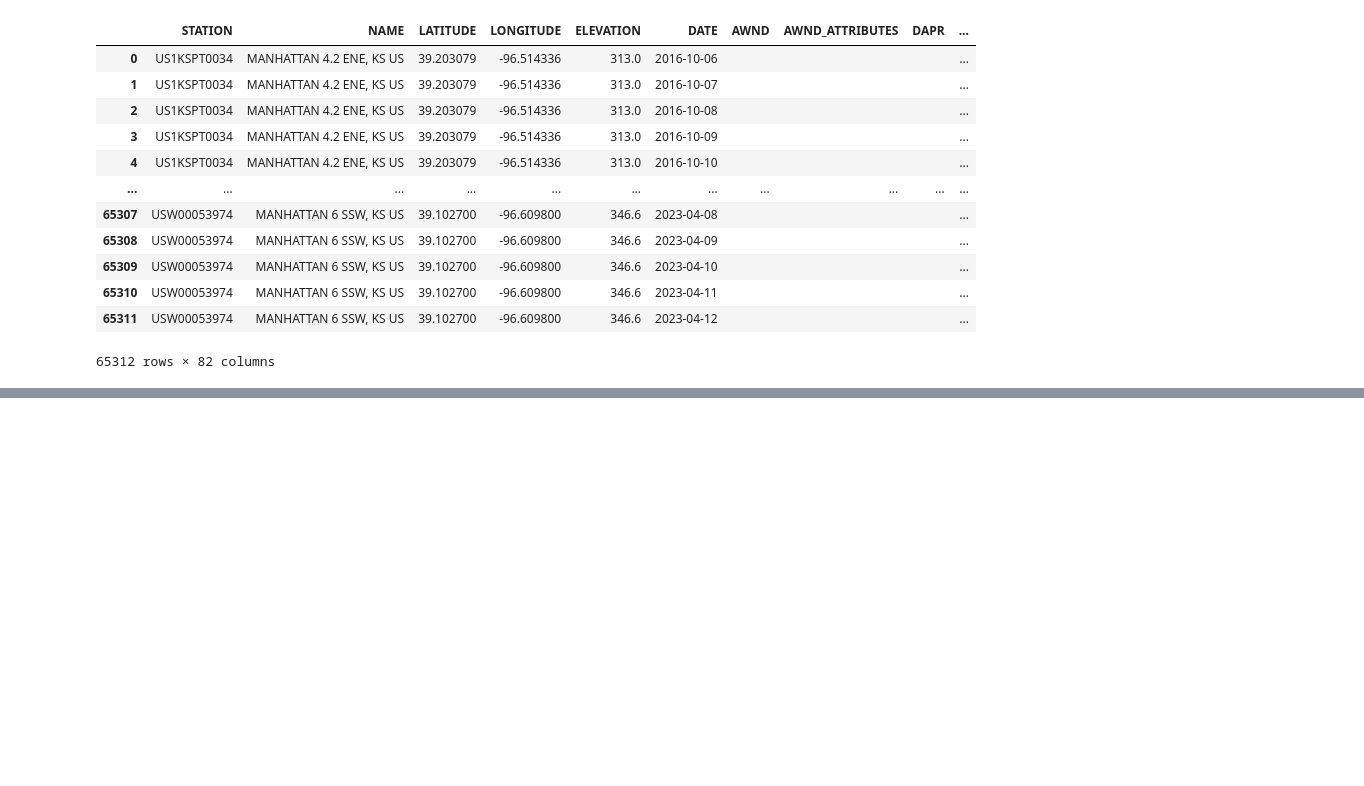
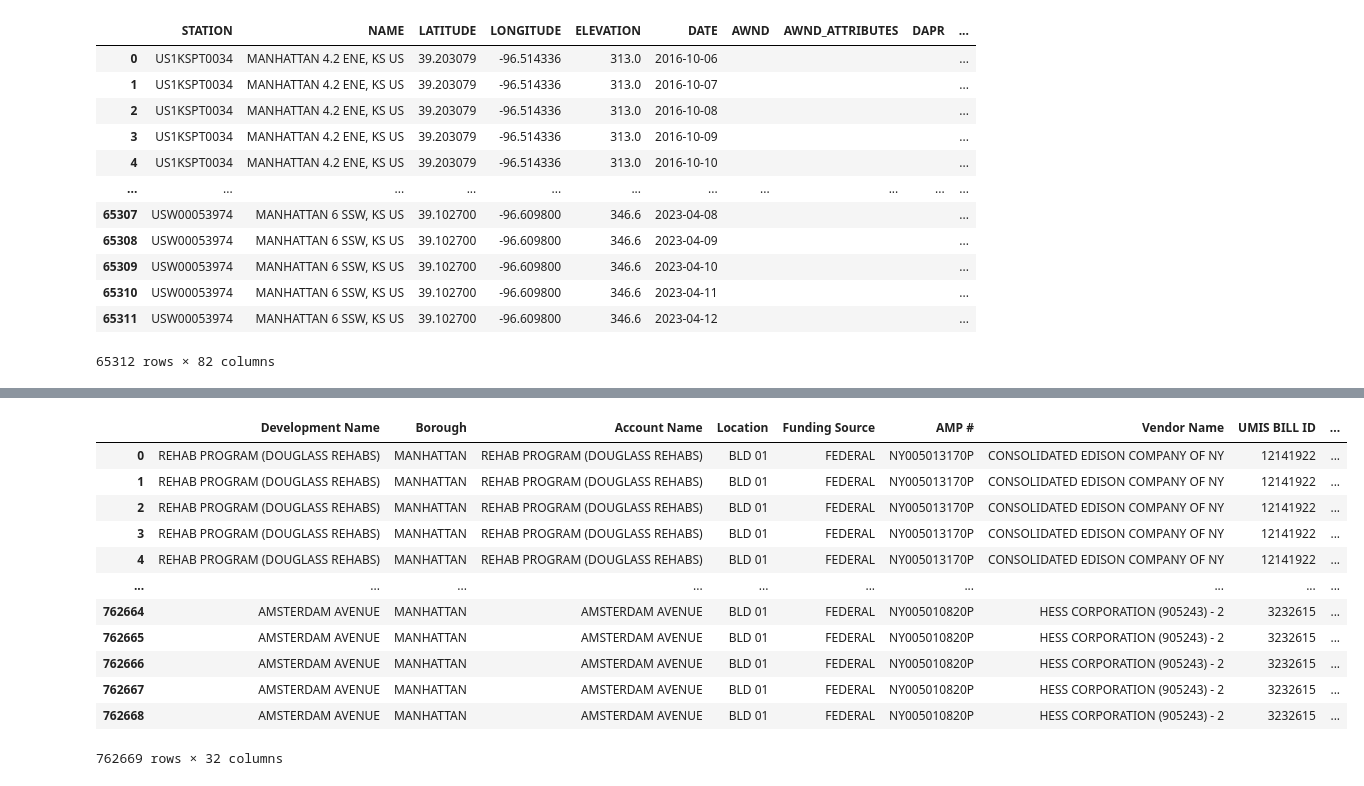
Before and after one commit to Clarkson-Applied-Data-Science/IA626_FinalProject_Energyanalysis, a Jupyter notebook: Final_Project.ipynb, the cells around one changed output, grey strips where cells are left out. Cells and saved outputs as stored; diff of their text form; code cells hidden in the pictures; blank space fills up the shorter version.

```diff
--- a/Final_Project.ipynb
+++ b/Final_Project.ipynb
@@ -625,3 +637,20 @@ new_manh
 # %%
-DF4['DATE']=pd.to_datetime(DF4['DATE'])
+new_manh['DATE']=pd.to_datetime(new_manh['DATE'])
+# %%
+Manhattan = pd.merge(df_Manhattan,new_manh,on='DATE',how='inner')
+Manhattan
+# %% [output]
+|  | Development Name | Borough | Account Name | Location | Funding Source | AMP # | Vendor Name | UMIS BILL ID | ... |
+| 0 | REHAB PROGRAM (DOUGLASS REHABS) | MANHATTAN | REHAB PROGRAM (DOUGLASS REHABS) | BLD 01 | FEDERAL | NY005013170P | CONSOLIDATED EDISON COMPANY OF NY | 12141922 | ... |
+| 1 | REHAB PROGRAM (DOUGLASS REHABS) | MANHATTAN | REHAB PROGRAM (DOUGLASS REHABS) | BLD 01 | FEDERAL | NY005013170P | CONSOLIDATED EDISON COMPANY OF NY | 12141922 | ... |
+| 2 | REHAB PROGRAM (DOUGLASS REHABS) | MANHATTAN | REHAB PROGRAM (DOUGLASS REHABS) | BLD 01 | FEDERAL | NY005013170P | CONSOLIDATED EDISON COMPANY OF NY | 12141922 | ... |
+| 3 | REHAB PROGRAM (DOUGLASS REHABS) | MANHATTAN | REHAB PROGRAM (DOUGLASS REHABS) | BLD 01 | FEDERAL | NY005013170P | CONSOLIDATED EDISON COMPANY OF NY | 12141922 | ... |
+| 4 | REHAB PROGRAM (DOUGLASS REHABS) | MANHATTAN | REHAB PROGRAM (DOUGLASS REHABS) | BLD 01 | FEDERAL | NY005013170P | CONSOLIDATED EDISON COMPANY OF NY | 12141922 | ... |
+| ... | ... | ... | ... | ... | ... | ... | ... | ... | ... |
+| 762664 | AMSTERDAM AVENUE | MANHATTAN | AMSTERDAM AVENUE | BLD 01 | FEDERAL | NY005010820P | HESS CORPORATION (905243) - 2 | 3232615 | ... |
+| 762665 | AMSTERDAM AVENUE | MANHATTAN | AMSTERDAM AVENUE | BLD 01 | FEDERAL | NY005010820P | HESS CORPORATION (905243) - 2 | 3232615 | ... |
+| 762666 | AMSTERDAM AVENUE | MANHATTAN | AMSTERDAM AVENUE | BLD 01 | FEDERAL | NY005010820P | HESS CORPORATION (905243) - 2 | 3232615 | ... |
+| 762667 | AMSTERDAM AVENUE | MANHATTAN | AMSTERDAM AVENUE | BLD 01 | FEDERAL | NY005010820P | HESS CORPORATION (905243) - 2 | 3232615 | ... |
+| 762668 | AMSTERDAM AVENUE | MANHATTAN | AMSTERDAM AVENUE | BLD 01 | FEDERAL | NY005010820P | HESS CORPORATION (905243) - 2 | 3232615 | ... |
+762669 rows × 32 columns
 # %%
```
Also changed, not shown: parts of 13 cells of this notebook, 1 other file.
